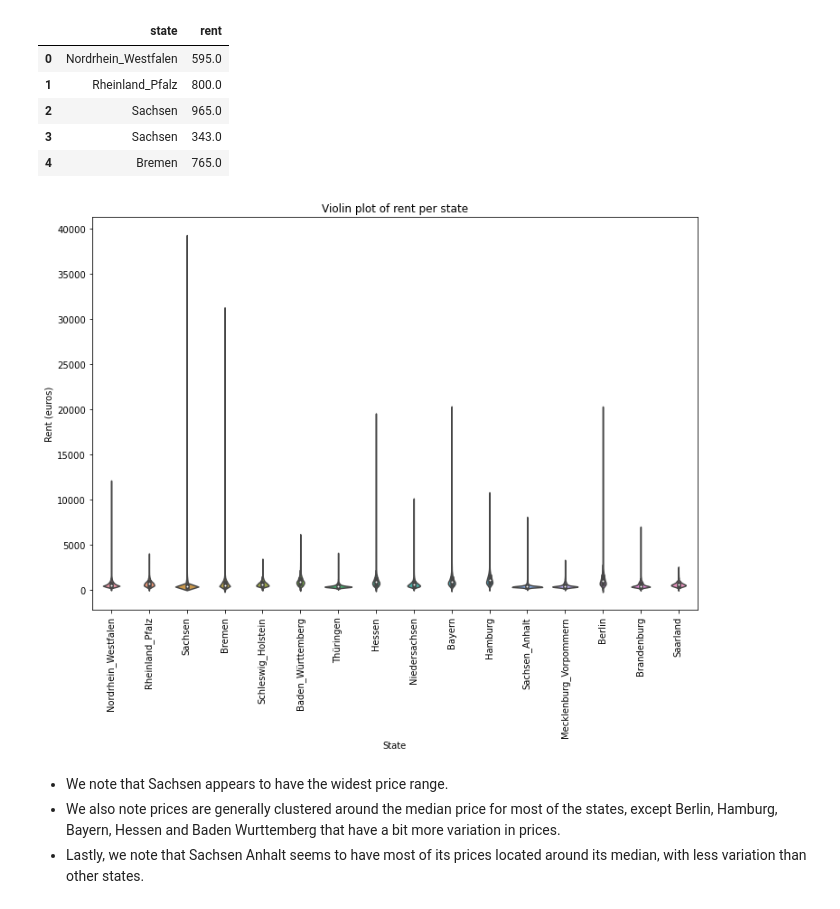
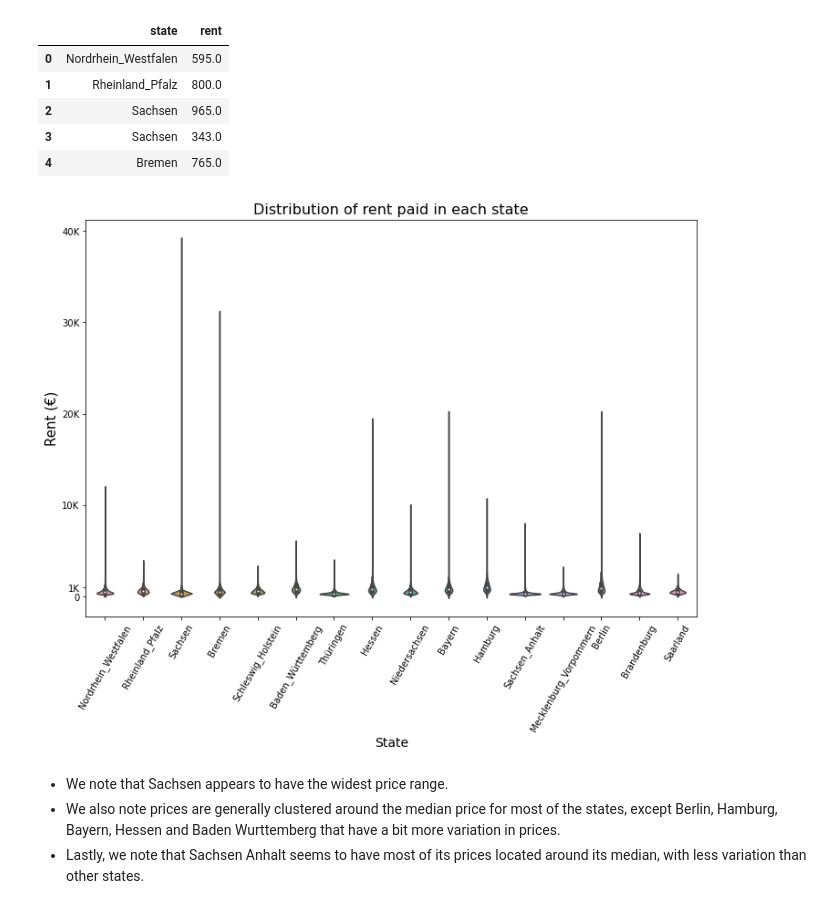
Before and after one commit to femi-lujo/germany_rental_apartments, a Jupyter notebook: notebooks/B_exploratory_data_analysis.ipynb, the cells around one changed output. Cells and saved outputs as stored; diff of their text form; code cells hidden in the pictures.

```diff
--- a/notebooks/B_exploratory_data_analysis.ipynb
+++ b/notebooks/B_exploratory_data_analysis.ipynb
@@ -32,7 +33,7 @@ from fuzzywuzzy import fuzz
 ## 4.1 Rentals data
 # %%
 #Load rentals and view data
-rentals = pd.read_csv('..\data\processed\\rentals_cleaned4.csv')
+rentals = pd.read_csv('..\data\processed\\rentals_cleaned.csv')
 # %%
 rentals_eda = rentals.copy()
 # %%
@@ -150,13 +152,14 @@ state_rent.head()
 # %%
 #Create violinplot that shows the range and distribution of rent per state
 plt.subplots(figsize=(12, 8))
 sns.violinplot(x= 'state', y= 'rent', data= state_rent)
-plt.xticks(rotation='vertical')
-plt.ylabel('Rent (euros)')
-plt.xlabel('State')
-plt.title('Violin plot of rent per state');
+plt.title('Distribution of rent paid in each state', fontsize = 16)
+plt.xlabel('State', fontsize = 14)
+plt.ylabel('Rent (€)', fontsize = 15)
+plt.xticks(rotation= 60)
+plt.yticks([0, 1000, 10_000, 20_000, 30_000, 40_000], ['0', '1K', '10K', '20K', '30K', '40K']);
 # %% [output]
-[figure, old version]
+[figure, new version]
 # %% [markdown]
 - We note that Sachsen appears to have the widest price range.
 - We also note prices are generally clustered around the median price for most of the states, except Berlin, Hamburg, Bayern, Hessen and Baden Wurttemberg that have a bit more variation in prices.
```
Also changed, not shown: parts of 84 cells of this notebook.
